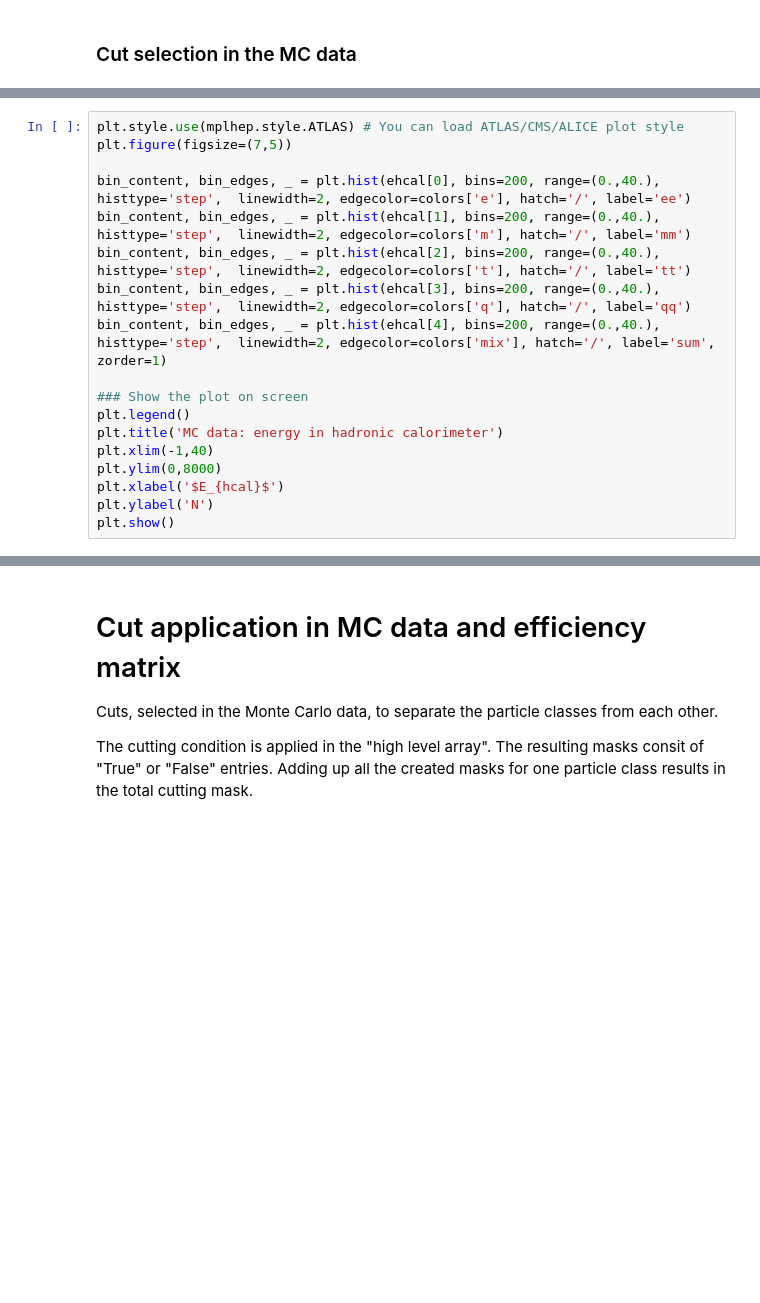
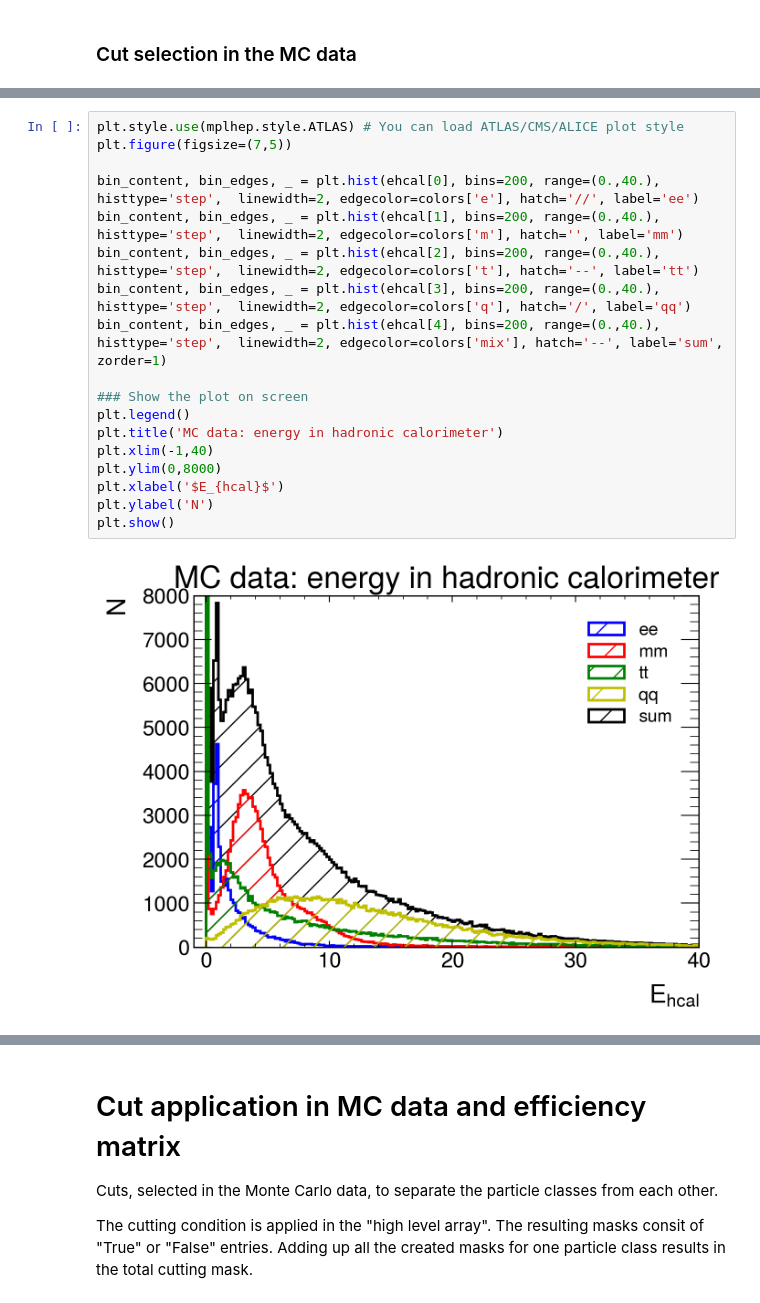
Before and after one commit to lukasg96/z0-precisionmeasurement, a Jupyter notebook: z0_experiment_Philipp_Bronner_Lukas_Grunwald.ipynb, the cells around one changed output, grey strips where cells are left out. Saved outputs shown, nothing was run; the diff lists cells and outputs as text; blank space fills up the shorter version.

```diff
--- a/z0_experiment_Philipp_Bronner_Lukas_Grunwald.ipynb
+++ b/z0_experiment_Philipp_Bronner_Lukas_Grunwald.ipynb
@@ -196,21 +207,23 @@ plt.show()
 # %%
 plt.style.use(mplhep.style.ATLAS) # You can load ATLAS/CMS/ALICE plot style
 plt.figure(figsize=(7,5))
 
-bin_content, bin_edges, _ = plt.hist(ehcal[0], bins=200, range=(0.,40.), histtype='step',  linewidth=2, edgecolor=colors['e'], hatch='/', label='ee')
-bin_content, bin_edges, _ = plt.hist(ehcal[1], bins=200, range=(0.,40.), histtype='step',  linewidth=2, edgecolor=colors['m'], hatch='/', label='mm')
-bin_content, bin_edges, _ = plt.hist(ehcal[2], bins=200, range=(0.,40.), histtype='step',  linewidth=2, edgecolor=colors['t'], hatch='/', label='tt')
+bin_content, bin_edges, _ = plt.hist(ehcal[0], bins=200, range=(0.,40.), histtype='step',  linewidth=2, edgecolor=colors['e'], hatch='//', label='ee')
+bin_content, bin_edges, _ = plt.hist(ehcal[1], bins=200, range=(0.,40.), histtype='step',  linewidth=2, edgecolor=colors['m'], hatch='', label='mm')
+bin_content, bin_edges, _ = plt.hist(ehcal[2], bins=200, range=(0.,40.), histtype='step',  linewidth=2, edgecolor=colors['t'], hatch='--', label='tt')
 bin_content, bin_edges, _ = plt.hist(ehcal[3], bins=200, range=(0.,40.), histtype='step',  linewidth=2, edgecolor=colors['q'], hatch='/', label='qq')
-bin_content, bin_edges, _ = plt.hist(ehcal[4], bins=200, range=(0.,40.), histtype='step',  linewidth=2, edgecolor=colors['mix'], hatch='/', label='sum', zorder=1)
+bin_content, bin_edges, _ = plt.hist(ehcal[4], bins=200, range=(0.,40.), histtype='step',  linewidth=2, edgecolor=colors['mix'], hatch='--', label='sum', zorder=1)
 
 ### Show the plot on screen
 plt.legend()
 plt.title('MC data: energy in hadronic calorimeter')
 plt.xlim(-1,40)
 plt.ylim(0,8000)
 plt.xlabel('$E_{hcal}$')
 plt.ylabel('N')
 plt.show()
+# %% [output]
+[figure, added]
 # %%
 plt.style.use(mplhep.style.ATLAS) # You can load ATLAS/CMS/ALICE plot style
 plt.figure(figsize=(7,5))
```
Also changed, not shown: parts of 14 cells of this notebook, 1 other file.
